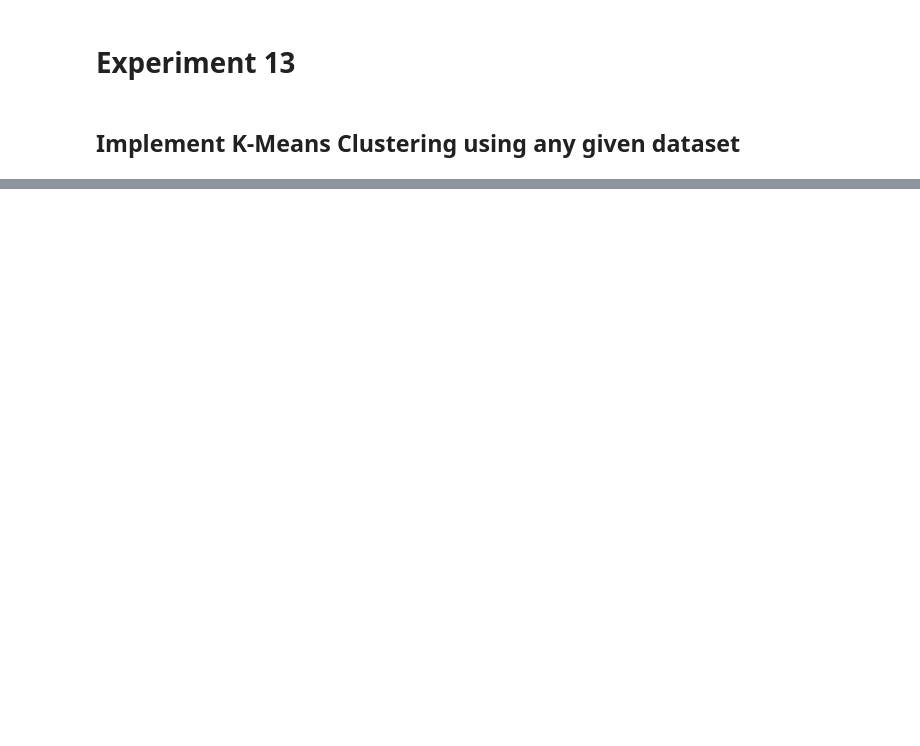
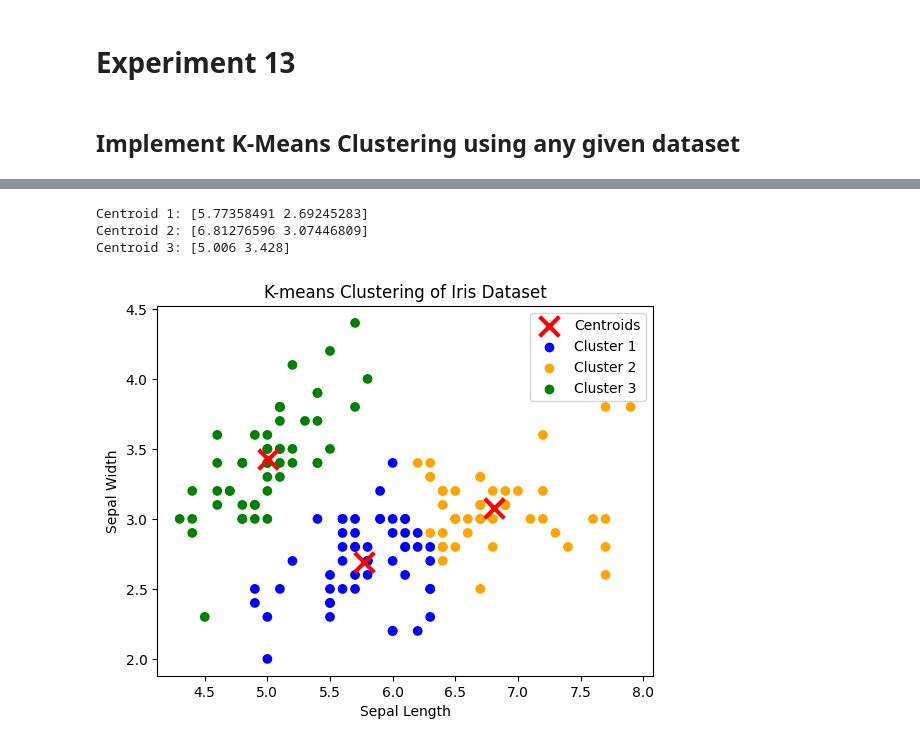
Before and after one commit to venkideshVenu/S5-KTU-Python-and-Machine-Learining-Lab, a Jupyter notebook: 13 K_Means_Clustering.ipynb, the cells around one changed output, grey strips where cells are left out. Saved outputs shown, nothing was run; the diff lists cells and outputs as text; code cells hidden in the pictures; blank space fills up the shorter version.

```diff
--- a/13 K_Means_Clustering.ipynb
+++ b/13 K_Means_Clustering.ipynb
@@ -72,0 +5,44 @@ plt.show()
+# %%
+import matplotlib.pyplot as plt
+from sklearn.cluster import KMeans
+from sklearn import datasets
+
+# Load the iris dataset
+iris = datasets.load_iris()
+X = iris.data[:, :2]
+
+# Fit KMeans
+kmeans = KMeans(n_clusters=3, n_init=10, random_state=0)
+kmeans.fit(X)
+
+# Get labels and centroids
+labels = kmeans.labels_
+centroids = kmeans.cluster_centers_
+
+# Print the positions of each centroid
+for i, centroid in enumerate(centroids):
+    print(f'Centroid {i + 1}: {centroid}')
+
+# Define custom colors for each cluster
+colors = ['blue', 'orange', 'green']
+cluster_colors = [colors[label] for label in labels]
+
+# Plot the clusters
+plt.scatter(X[:, 0], X[:, 1], c=cluster_colors)
+plt.scatter(centroids[:, 0], centroids[:, 1], marker='x', s=200, linewidths=3, color='red', label='Centroids')
+
+# Adding custom legends for each cluster
+for i, color in enumerate(colors):
+    plt.scatter([], [], c=color, label=f'Cluster {i + 1}')  # Empty scatter for legend
+
+# Labeling the plot
+plt.xlabel('Sepal Length')
+plt.ylabel('Sepal Width')
+plt.title('K-means Clustering of Iris Dataset')
+plt.legend()
+plt.show()
+# %% [output]
+Centroid 1: [5.77358491 2.69245283]
+Centroid 2: [6.81276596 3.07446809]
+Centroid 3: [5.006 3.428]
+[figure, added]
```
Also changed, not shown: parts of 5 cells of this notebook.
